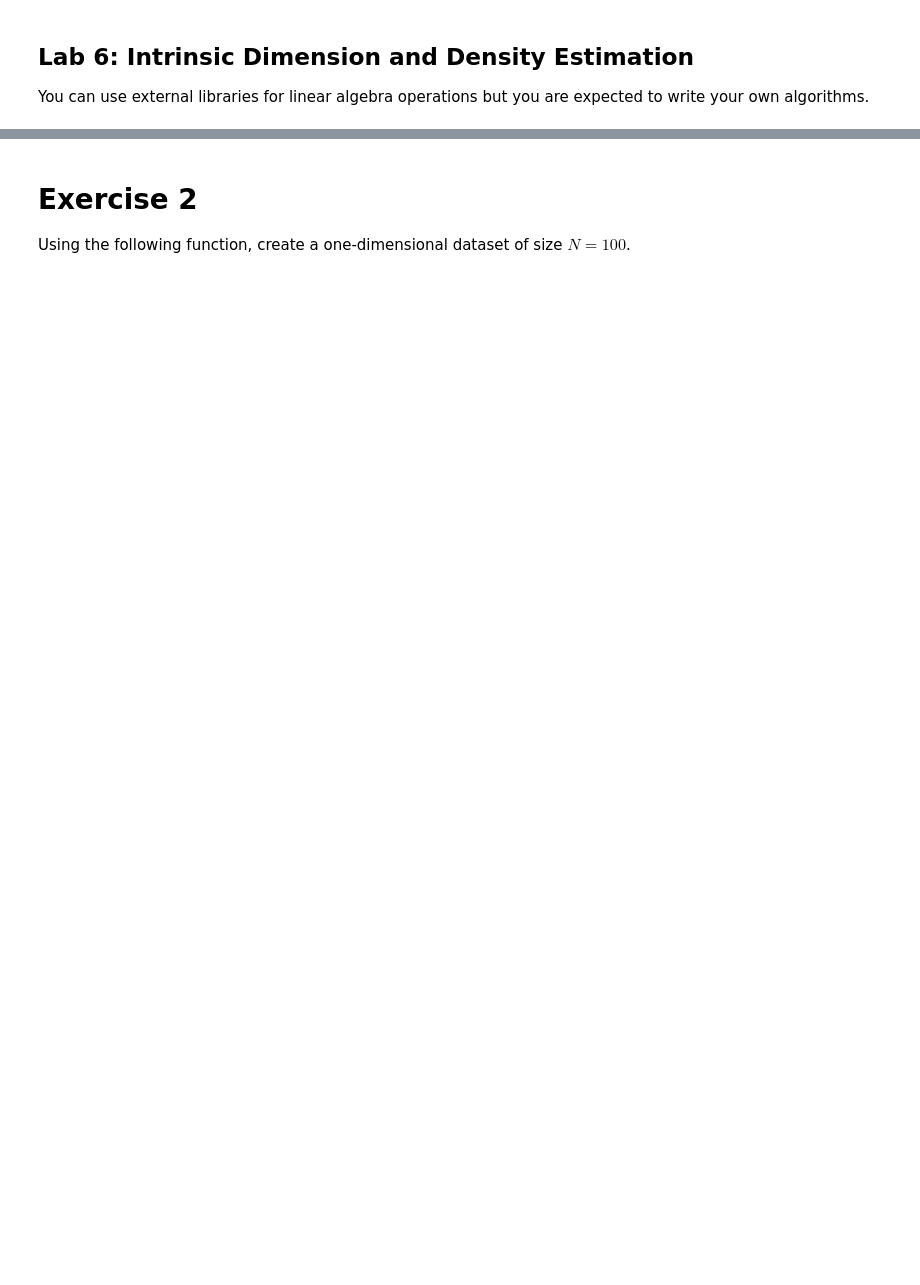
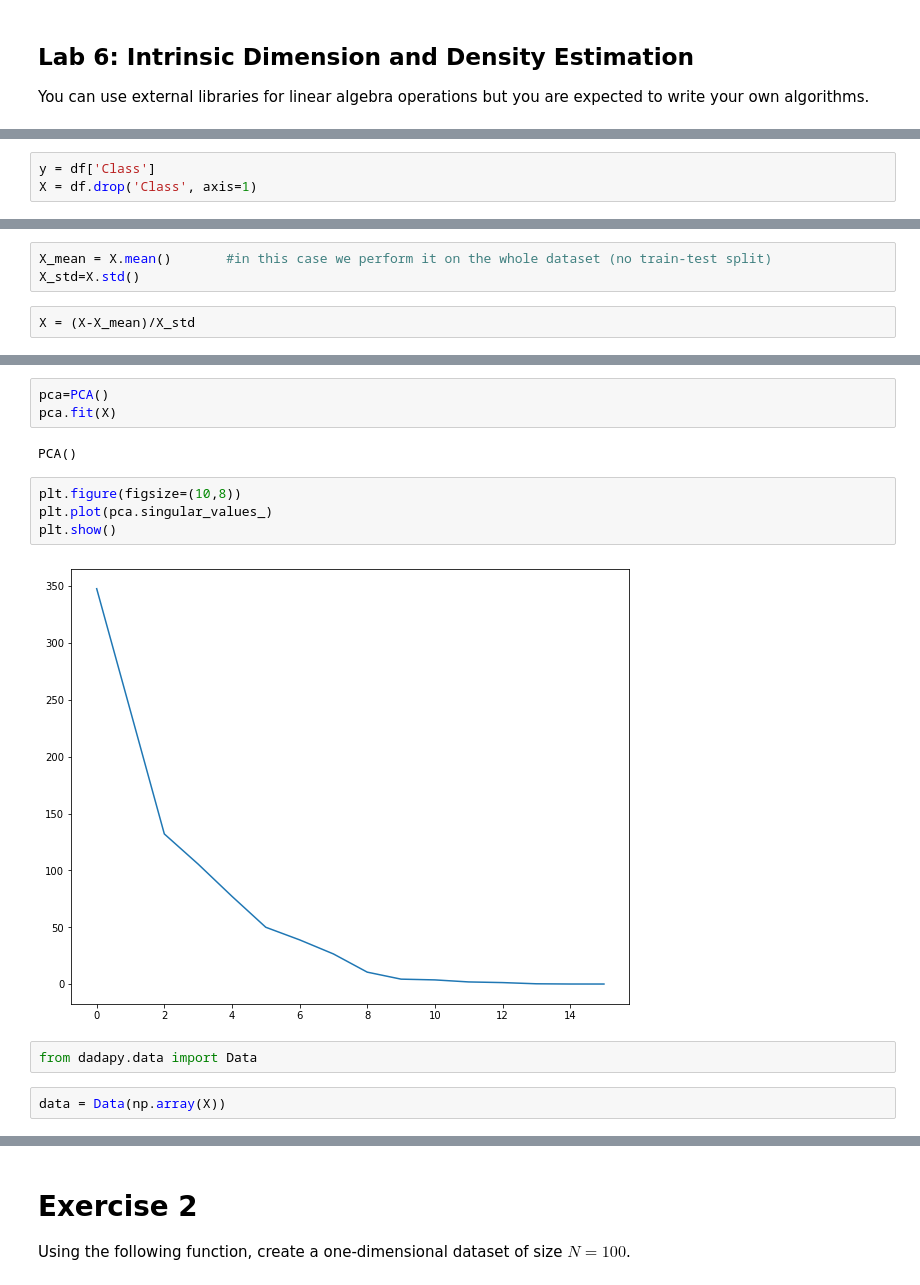
Before and after one commit to ilariavascotto/Unsupervised-Learning-2023, a Jupyter notebook: Notebooks/Lab6-IDandDensityEstimation.ipynb, the cells around one changed output, grey strips where cells are left out. Cells and saved outputs as stored; diff of their text form; blank space fills up the shorter version.

```diff
--- a/Notebooks/Lab6-IDandDensityEstimation.ipynb
+++ b/Notebooks/Lab6-IDandDensityEstimation.ipynb
@@ -8,0 +26,3 @@ Is the result comparible with what you would expect from an analysis of PCA's sp
+# %%
+y = df['Class']
+X = df.drop('Class', axis=1)
@@ -8,0 +43,5 @@ Is the result comparible with what you would expect from an analysis of PCA's sp
+# %%
+X_mean = X.mean()       #in this case we perform it on the whole dataset (no train-test split)
+X_std=X.std()
+# %%
+X = (X-X_mean)/X_std
@@ -8,0 +57,15 @@ Is the result comparible with what you would expect from an analysis of PCA's sp
+# %%
+pca=PCA()
+pca.fit(X)
+# %% [output]
+PCA()
+# %%
+plt.figure(figsize=(10,8))
+plt.plot(pca.singular_values_)
+plt.show()
+# %% [output]
+[figure, added]
+# %%
+from dadapy.data import Data
+# %%
+data = Data(np.array(X))
```
Also changed, not shown: parts of 28 cells of this notebook, 4 other files.
